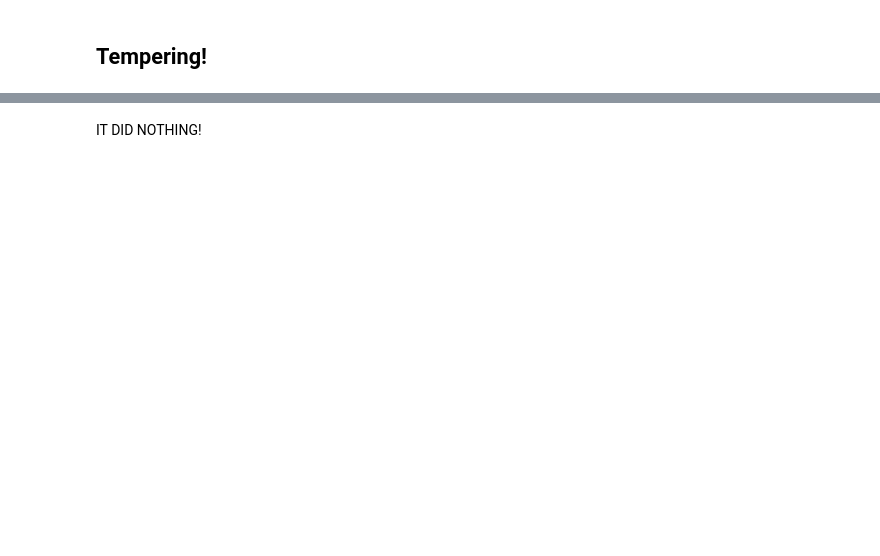
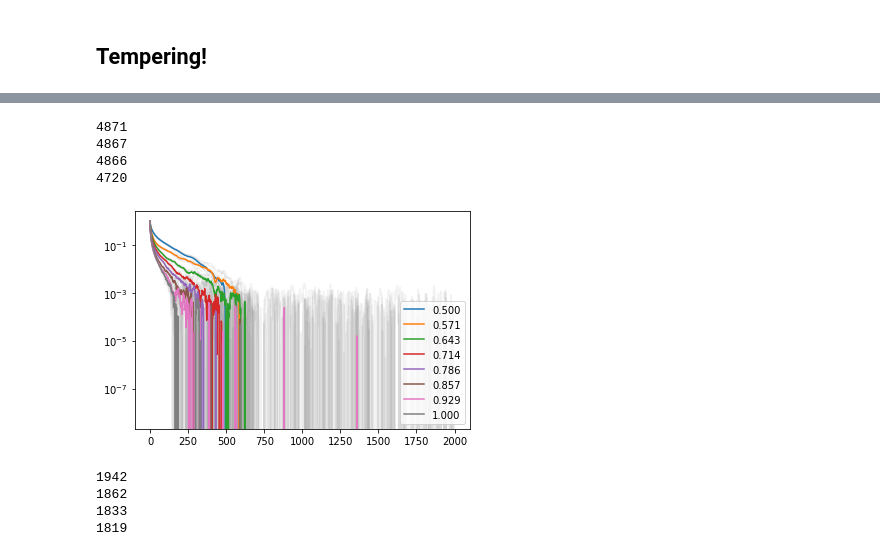
Before and after one commit to Renmusxd/DWave48, a Jupyter notebook: jupyter_notebook/TimeToRun.ipynb, the cells around one changed output, grey strips where cells are left out. Cells and saved outputs as stored; diff of their text form; code cells hidden in the pictures; blank space fills up the shorter version.

```diff
--- a/jupyter_notebook/TimeToRun.ipynb
+++ b/jupyter_notebook/TimeToRun.ipynb
@@ -272,2 +162,55 @@ tempering_container.get_total_swaps()
-# %% [markdown]
-IT DID NOTHING!
+# %%
+autocorrs = []
+beta = 2.0
+gammas = numpy.linspace(0.5,1.0,8)
+for _ in range(4):
+    tempering_container = py_monte_carlo.LatticeTempering(edges)
+    for gamma in gammas:
+        tempering_container.add_graph(gamma, beta)
+
+    sub_autocorrs = tempering_container.run_quantum_monte_carlo_and_measure_bond_autocorrelation(10000,
+                                                                                                 sampling_wait_buffer=10000,
+                                                                                                 replica_swap_freq=1)
+    autocorrs.append(sub_autocorrs)
+    print(tempering_container.get_total_swaps())
+
+autocorrs = numpy.asarray(autocorrs)
+# %% [output]
+4871
+4867
+4866
+4720
+# %%
+for i in range(autocorrs.shape[0]):
+    for j in range(autocorrs.shape[1]):
+        pyplot.plot(autocorrs[i,j,:2000], alpha=0.1, c='gray')
+
+for j, beta in enumerate(gammas):
+    pyplot.plot(numpy.mean(autocorrs[:,j,:2000], axis=0), label="{:.3f}".format(gammas[j]))
+
+pyplot.legend()
+pyplot.yscale('log')
+pyplot.show()
+# %% [output]
+[figure, added]
+# %%
+autocorrs = []
+betas = numpy.linspace(1.0,2.0,8)[::-1]
+gammas = numpy.linspace(0.5,1.0,8)
+for _ in range(4):
+    tempering_container = py_monte_carlo.LatticeTempering(edges)
+    for beta, gamma in zip(betas, gammas):
+        tempering_container.add_graph(gamma, beta)
+
+    sub_autocorrs = tempering_container.run_quantum_monte_carlo_and_measure_bond_autocorrelation(10000,
+                                                                                                 sampling_wait_buffer=10000,
+                                                                                                 replica_swap_freq=1)
+    autocorrs.append(sub_autocorrs)
+    print(tempering_container.get_total_swaps())
+
+autocorrs = numpy.asarray(autocorrs)
+# %% [output]
+1942
+1862
+1833
+1819
```
Also changed, not shown: parts of 18 cells of this notebook, 15 other files.
